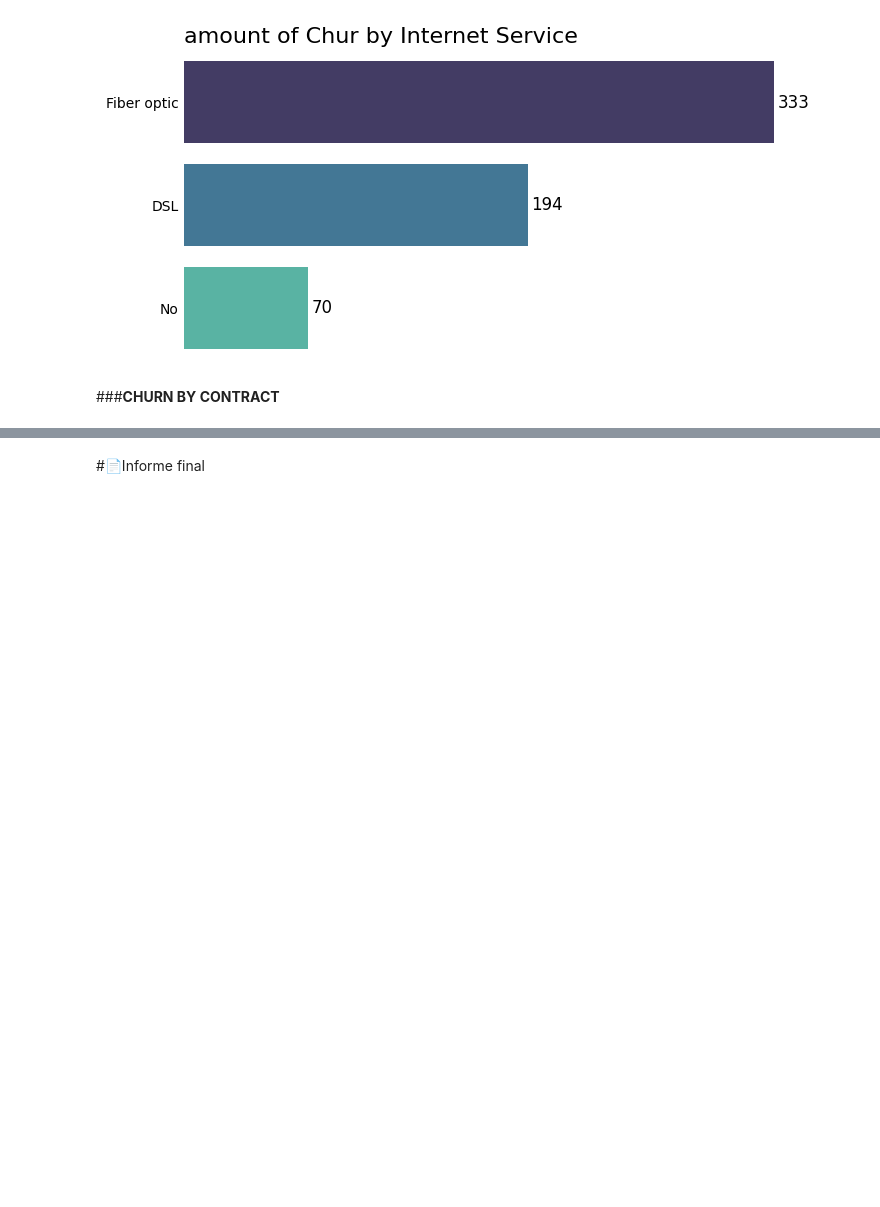
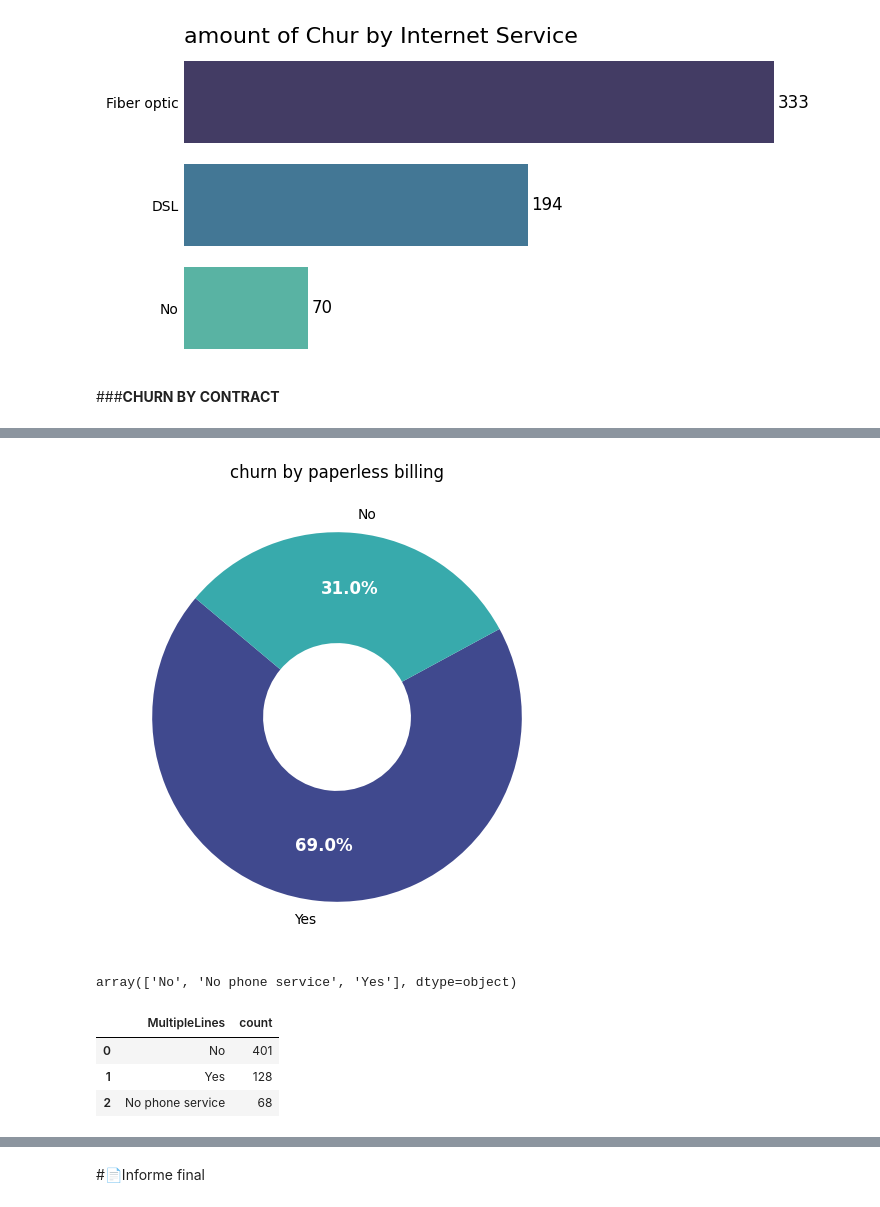
Before and after one commit to dialejo/Telecom-x, a Jupyter notebook: telecom_x_churn_analysis.ipynb, the cells around one changed output, grey strips where cells are left out. Cells and saved outputs as stored; diff of their text form; code cells hidden in the pictures; blank space fills up the shorter version.

```diff
--- a/telecom_x_churn_analysis.ipynb
+++ b/telecom_x_churn_analysis.ipynb
@@ -554,0 +555,30 @@ conteo_by_contract.head()
+# %%
+labels = conteo_by_paperlessbilling['PaperlessBilling']
+sizes = conteo_by_paperlessbilling['count']
+colors = sns.color_palette('mako', len(labels))
+
+fig, ax = plt.subplots(figsize=(6, 6))
+wedges, texts, autotexts = ax.pie(sizes, labels=labels, autopct='%1.1f%%',
+                                   startangle=140, colors=colors,
+                                   wedgeprops={'width':0.6},
+                                  pctdistance=0.7)
+
+plt.setp(autotexts, size=12, weight="bold", color="white")
+plt.title('churn by paperless billing')
+
+fig.savefig('/content/drive/MyDrive/Challenge telecom x/Churn_by_paperlessbilling.png',transparent=False,dpi=300,bbox_inches='tight')
+plt.show()
+# %% [output]
+[figure, added]
+# %%
+df_analisis_02_tenurer['MultipleLines'].unique()
+# %% [output]
+array(['No', 'No phone service', 'Yes'], dtype=object)
+# %%
+conteo_by_MultipleLines= df_analisis_02_tenurer['MultipleLines'].value_counts().reset_index().sort_values(by='count',ascending=False)
+conteo_by_MultipleLines.head()
+# %% [output]
+|  | MultipleLines | count |
+| 0 | No | 401 |
+| 1 | Yes | 128 |
+| 2 | No phone service | 68 |
```
Also changed, not shown: parts of 4 cells of this notebook, 2 other files.
